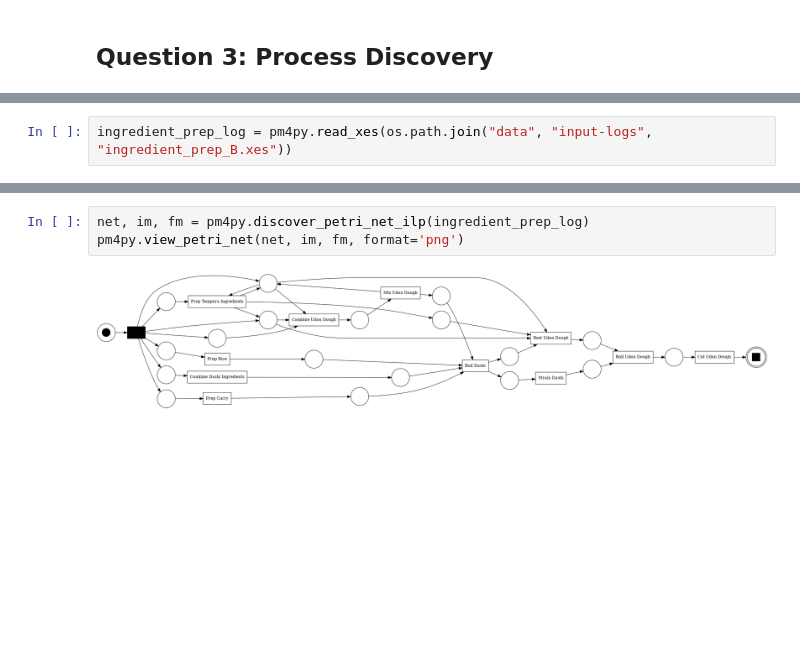
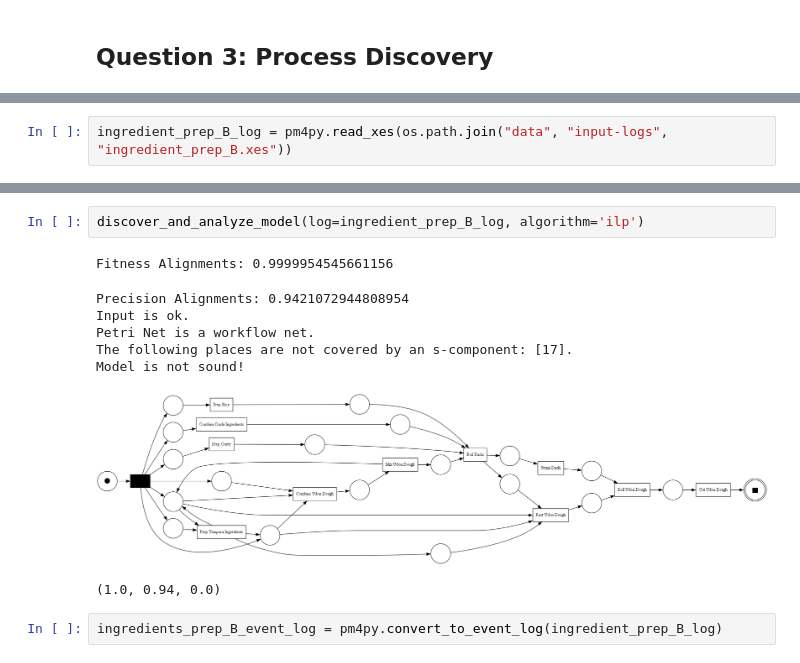
Before and after one commit to alpharmike/apm-assignment-1, a Jupyter notebook: assignment_1.ipynb, the cells around one changed output, grey strips where cells are left out. Drawn from its saved outputs; the diff is of its cells as text; blank space fills up the shorter version.

```diff
--- a/assignment_1.ipynb
+++ b/assignment_1.ipynb
@@ -10,2 +13,2 @@ import os
 # %%
-ingredient_prep_log = pm4py.read_xes(os.path.join("data", "input-logs", "ingredient_prep_B.xes"))
+ingredient_prep_B_log = pm4py.read_xes(os.path.join("data", "input-logs", "ingredient_prep_B.xes"))
@@ -27,5 +102,13 @@ pm4py.view_petri_net(net, im, fm, format='png')
 # %%
-net, im, fm = pm4py.discover_petri_net_ilp(ingredient_prep_log)
-pm4py.view_petri_net(net, im, fm, format='png')
+discover_and_analyze_model(log=ingredient_prep_B_log, algorithm='ilp')
 # %% [output]
+Fitness Alignments: 0.9999954545661156
+Precision Alignments: 0.9421072944808954
+Input is ok.
+Petri Net is a workflow net.
+The following places are not covered by an s-component: [17].
+Model is not sound!
-[figure, old version]
+[figure, new version]
+(1.0, 0.94, 0.0)
+# %%
+ingredients_prep_B_event_log = pm4py.convert_to_event_log(ingredient_prep_B_log)
```
Also changed, not shown: parts of 53 cells of this notebook, 2 other files.
